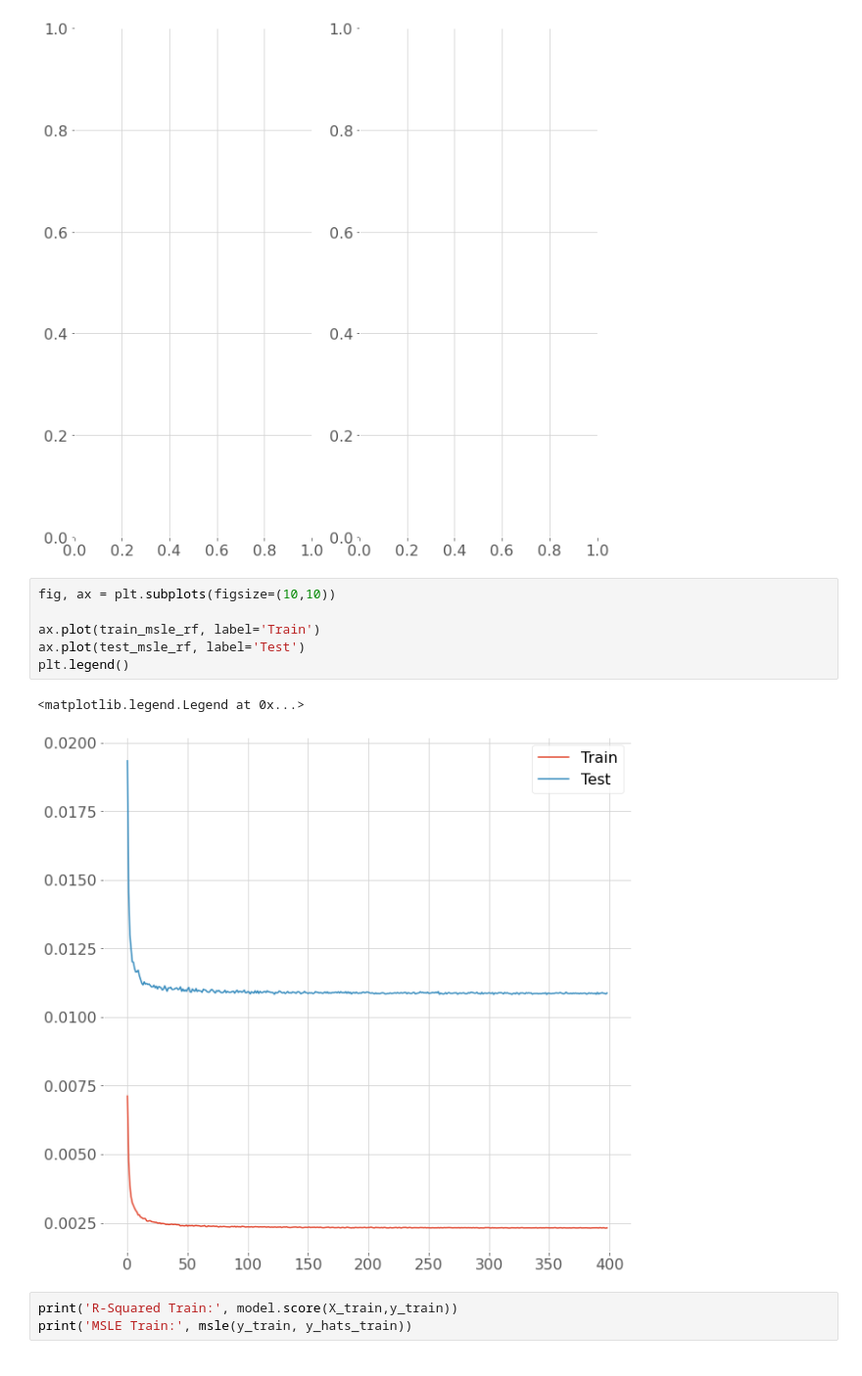
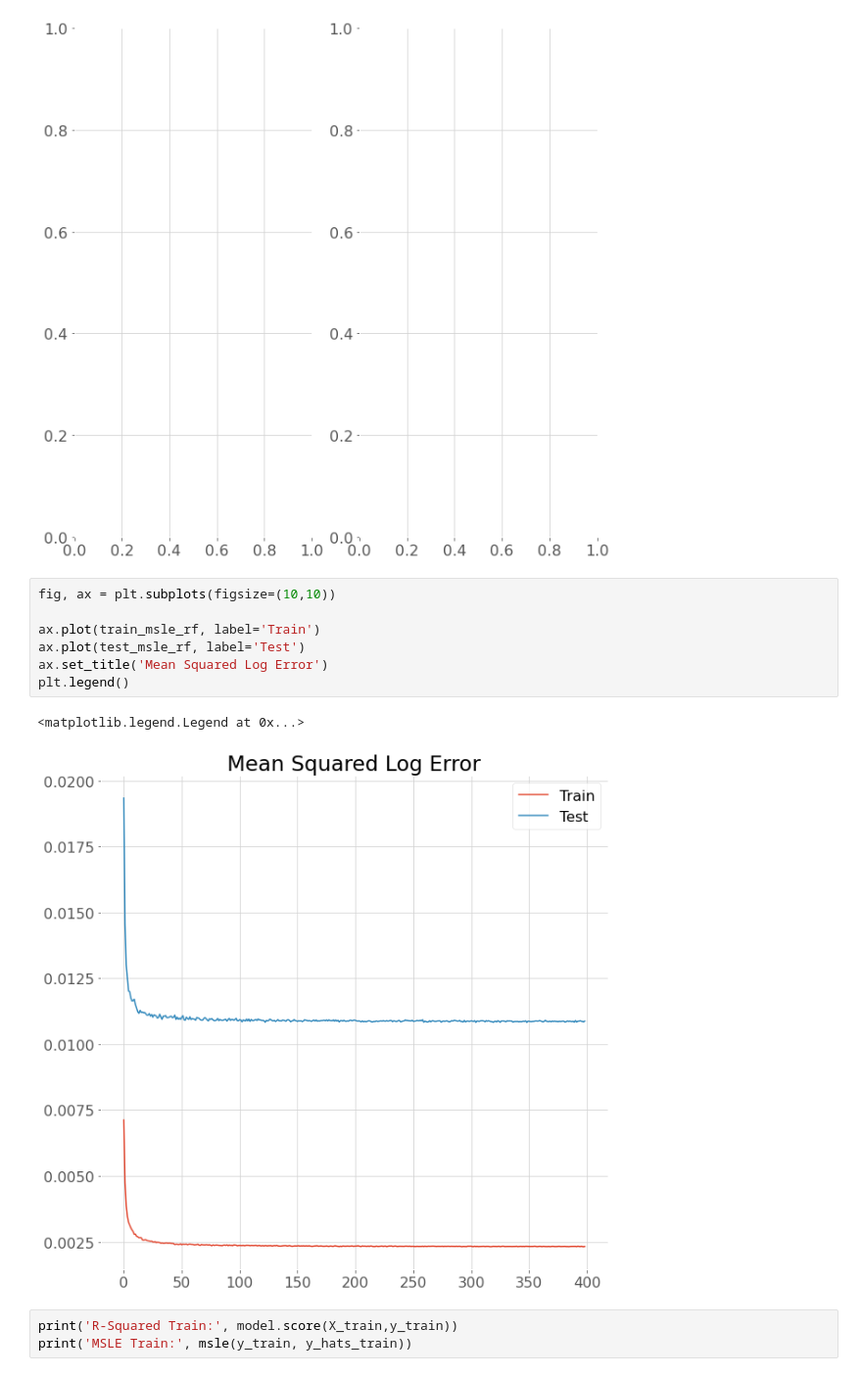
Before and after one commit to ATLas278/The-Popularity-Serum, a Jupyter notebook: ml_spotify.ipynb, the cells around one changed output. Shown at 98% size. Cells and saved outputs as stored; diff of their text form.

```diff
--- a/ml_spotify.ipynb
+++ b/ml_spotify.ipynb
@@ -248,12 +254,13 @@ ValueError: x and y must be the same size
 # %%
 fig, ax = plt.subplots(figsize=(10,10))
 
 ax.plot(train_msle_rf, label='Train')
 ax.plot(test_msle_rf, label='Test')
+ax.set_title('Mean Squared Log Error')
 plt.legend()
 # %% [output]
 <matplotlib.legend.Legend at 0x...>
-[figure, old version]
+[figure, new version]
 # %%
 print('R-Squared Train:', model.score(X_train,y_train))
 print('MSLE Train:', msle(y_train, y_hats_train))
```
Also changed, not shown: parts of 8 cells of this notebook.
